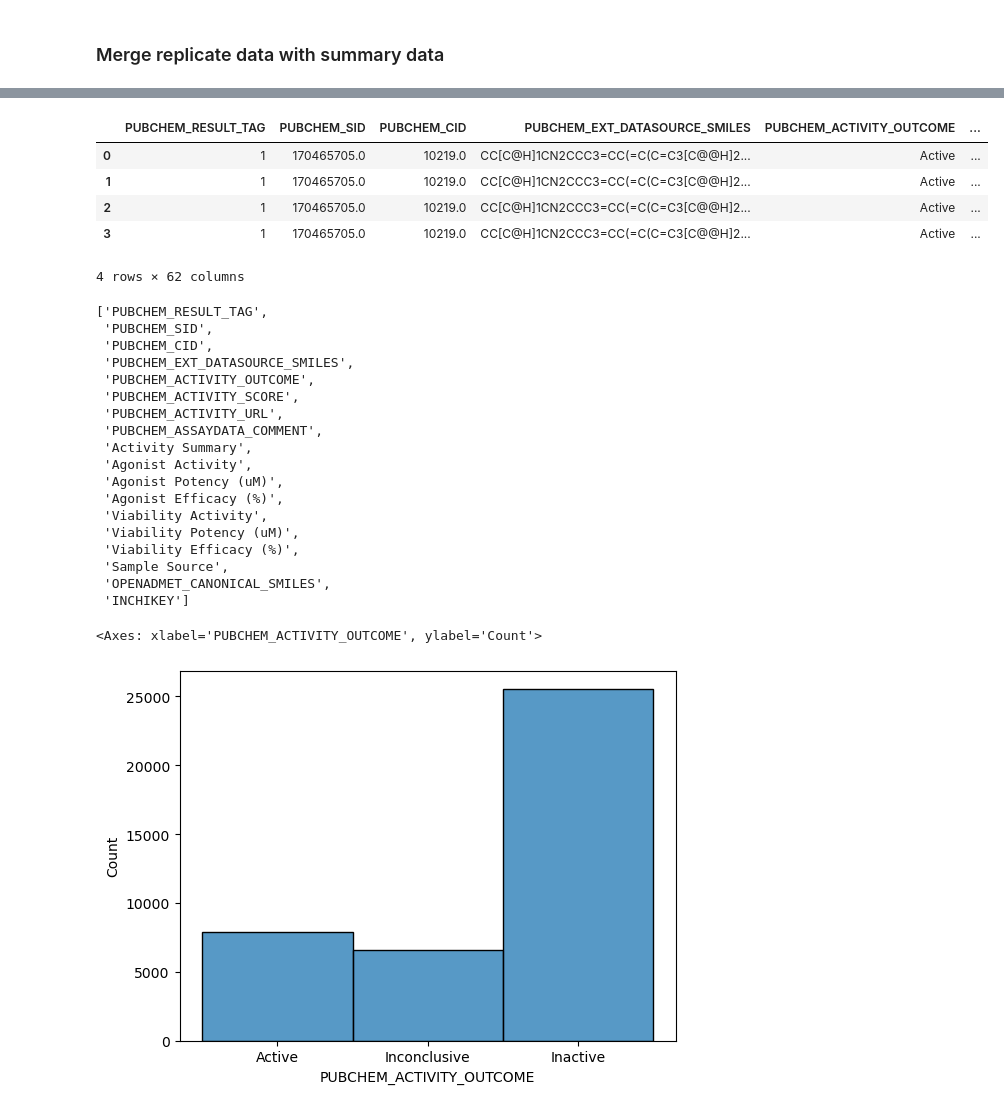
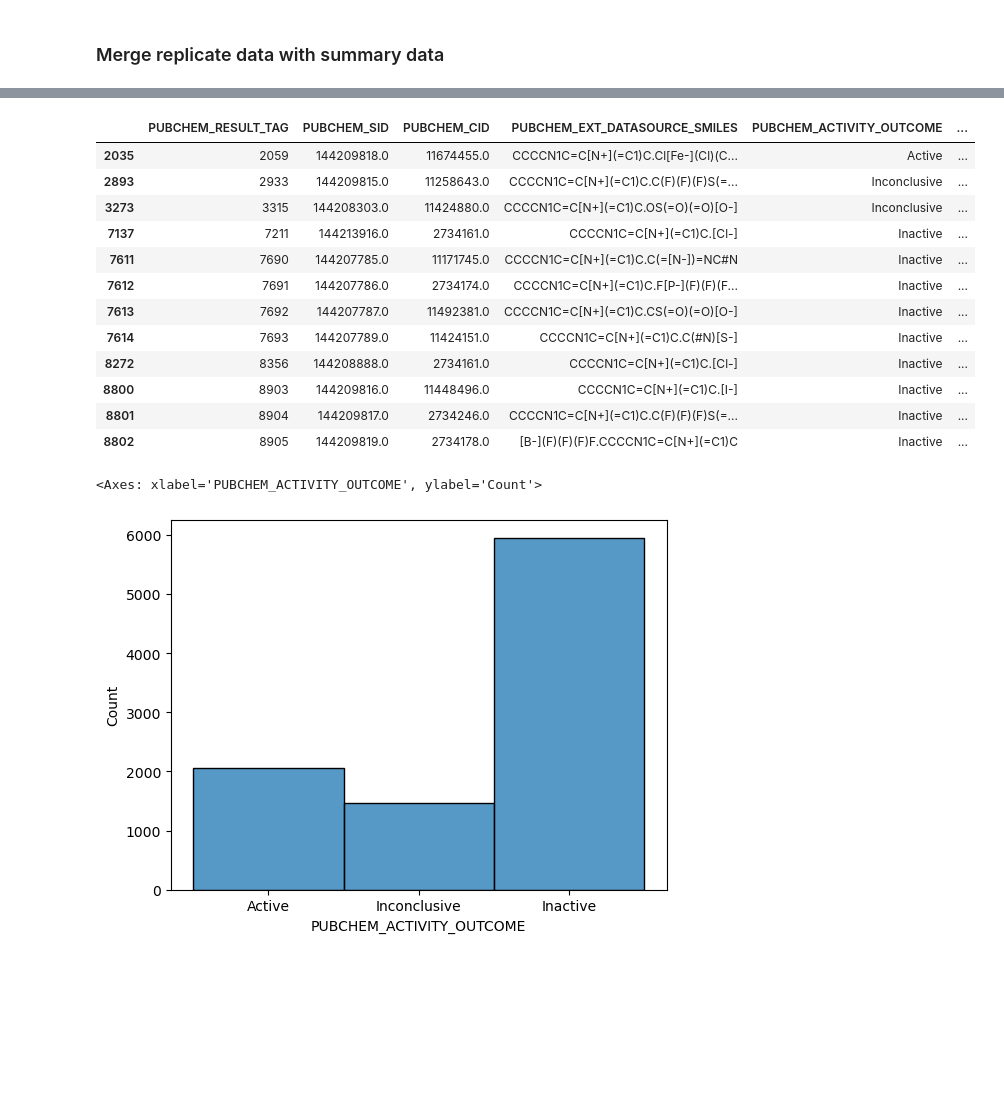
Before and after one commit to OpenADMET/data-catalogs, a Jupyter notebook: catalogs/pubchem_tox21/process_tox21.ipynb, the cells around one changed output, grey strips where cells are left out. Drawn from its saved outputs; the diff is of its cells as text; code cells hidden in the pictures; blank space fills up the shorter version.

```diff
--- a/catalogs/pubchem_tox21/process_tox21.ipynb
+++ b/catalogs/pubchem_tox21/process_tox21.ipynb
@@ -131,15 +131,24 @@ def clean_rep_data(df, type:Optional[str]=None):
         if df[std_col].isna().all():
             df.drop(columns=[std_col], inplace=True)
 
-    select_cols = ["OPENADMET_CANONICAL_SMILES", "INCHIKEY"]+[x for x in df.columns if "_mean" in x or "_std" in x]
+    new_cols = [x for x in df.columns if "_mean" in x or "_std" in x]
+    select_cols = ["OPENADMET_CANONICAL_SMILES", "INCHIKEY"]+ new_cols
 
     clean_df = df[select_cols]
+    # Average biological replicates by INCHIKEY
+    clean_df = (
+        df[select_cols]
+        .groupby("INCHIKEY", as_index=False)
+        .agg({**{col: 'first' for col in ["OPENADMET_CANONICAL_SMILES"]},
+            **{col: 'mean' for col in new_cols}})
+    )
+
     return clean_df
 # %%
 clean_rep_df = clean_rep_data(df=rep_df)
 clean_counter_df = clean_rep_data(df=counter_rep_df, type='counter')
 
 # merge the screen replicates and counter screen replicates
-merged_rep = clean_rep_df.merge(clean_counter_df, on=["INCHIKEY"], how="inner")
+merged_rep = clean_rep_df.merge(clean_counter_df, on=["INCHIKEY", "OPENADMET_CANONICAL_SMILES"], how="inner")
 merged_rep
 # %% [output]
@@ -242,38 +251,24 @@ full_df
 # %%
-full_df.loc[full_df['PUBCHEM_RESULT_TAG'] == 1, :]
+full_df.loc[full_df['INCHIKEY'] == 'IQQRAVYLUAZUGX-UHFFFAOYSA-N']
 # %% [output]
 |  | PUBCHEM_RESULT_TAG | PUBCHEM_SID | PUBCHEM_CID | PUBCHEM_EXT_DATASOURCE_SMILES | PUBCHEM_ACTIVITY_OUTCOME | ... |
-| 0 | 1 | 170465705.0 | 10219.0 | CC[C@H]1CN2CCC3=CC(=C(C=C3[C@@H]2... | Active | ... |
-| 1 | 1 | 170465705.0 | 10219.0 | CC[C@H]1CN2CCC3=CC(=C(C=C3[C@@H]2... | Active | ... |
-| 2 | 1 | 170465705.0 | 10219.0 | CC[C@H]1CN2CCC3=CC(=C(C=C3[C@@H]2... | Active | ... |
-| 3 | 1 | 170465705.0 | 10219.0 | CC[C@H]1CN2CCC3=CC(=C(C=C3[C@@H]2... | Active | ... |
+| 2035 | 2059 | 144209818.0 | 11674455.0 | CCCCN1C=C[N+](=C1)C.Cl[Fe-](Cl)(C... | Active | ... |
+| 2893 | 2933 | 144209815.0 | 11258643.0 | CCCCN1C=C[N+](=C1)C.C(F)(F)(F)S(=... | Inconclusive | ... |
+| 3273 | 3315 | 144208303.0 | 11424880.0 | CCCCN1C=C[N+](=C1)C.OS(=O)(=O)[O-] | Inconclusive | ... |
+| 7137 | 7211 | 144213916.0 | 2734161.0 | CCCCN1C=C[N+](=C1)C.[Cl-] | Inactive | ... |
+| 7611 | 7690 | 144207785.0 | 11171745.0 | CCCCN1C=C[N+](=C1)C.C(=[N-])=NC#N | Inactive | ... |
+| 7612 | 7691 | 144207786.0 | 2734174.0 | CCCCN1C=C[N+](=C1)C.F[P-](F)(F)(F... | Inactive | ... |
+| 7613 | 7692 | 144207787.0 | 11492381.0 | CCCCN1C=C[N+](=C1)C.CS(=O)(=O)[O-] | Inactive | ... |
+| 7614 | 7693 | 144207789.0 | 11424151.0 | CCCCN1C=C[N+](=C1)C.C(#N)[S-] | Inactive | ... |
+| 8272 | 8356 | 144208888.0 | 2734161.0 | CCCCN1C=C[N+](=C1)C.[Cl-] | Inactive | ... |
+| 8800 | 8903 | 144209816.0 | 11448496.0 | CCCCN1C=C[N+](=C1)C.[I-] | Inactive | ... |
+| 8801 | 8904 | 144209817.0 | 2734246.0 | CCCCN1C=C[N+](=C1)C.C(F)(F)(F)S(=... | Inactive | ... |
+| 8802 | 8905 | 144209819.0 | 2734178.0 | [B-](F)(F)(F)F.CCCCN1C=C[N+](=C1)C | Inactive | ... |
-4 rows × 62 columns
-# %%
-list(summary_df.columns)
-# %% [output]
-['PUBCHEM_RESULT_TAG',
- 'PUBCHEM_SID',
- 'PUBCHEM_CID',
- 'PUBCHEM_EXT_DATASOURCE_SMILES',
- 'PUBCHEM_ACTIVITY_OUTCOME',
- 'PUBCHEM_ACTIVITY_SCORE',
- 'PUBCHEM_ACTIVITY_URL',
- 'PUBCHEM_ASSAYDATA_COMMENT',
- 'Activity Summary',
- 'Agonist Activity',
- 'Agonist Potency (uM)',
- 'Agonist Efficacy (%)',
- 'Viability Activity',
- 'Viability Potency (uM)',
- 'Viability Efficacy (%)',
- 'Sample Source',
- 'OPENADMET_CANONICAL_SMILES',
- 'INCHIKEY']
 # %%
 sns.histplot(data=full_df, x='PUBCHEM_ACTIVITY_OUTCOME')
 # %% [output]
 <Axes: xlabel='PUBCHEM_ACTIVITY_OUTCOME', ylabel='Count'>
-[figure, old version]
+[figure, new version]
 # %%
 plt.figure(figsize=(12, 6))  # width=12 inches, height=6 inches
 sns.histplot(data=full_df, x='Viability Efficacy (%)', hue='PUBCHEM_ACTIVITY_OUTCOME')
```
Also changed, not shown: parts of 17 cells of this notebook, 1 other file.
